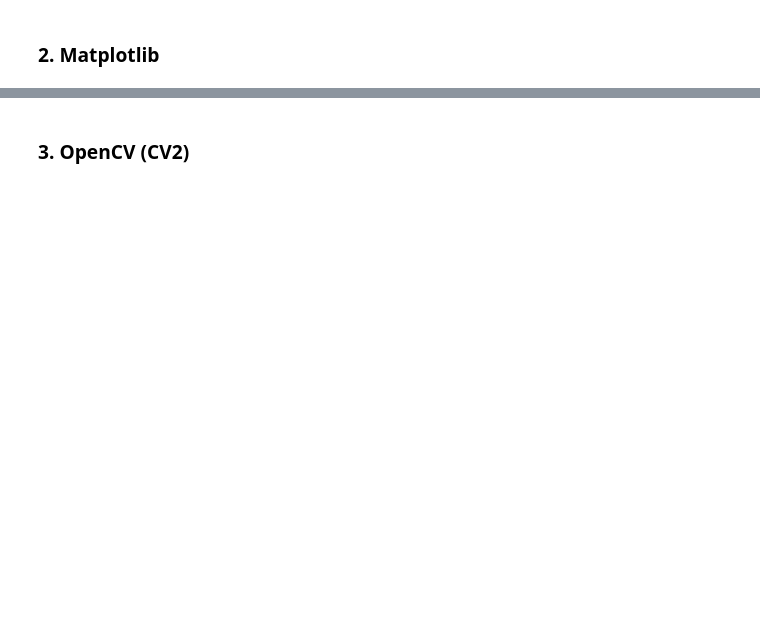
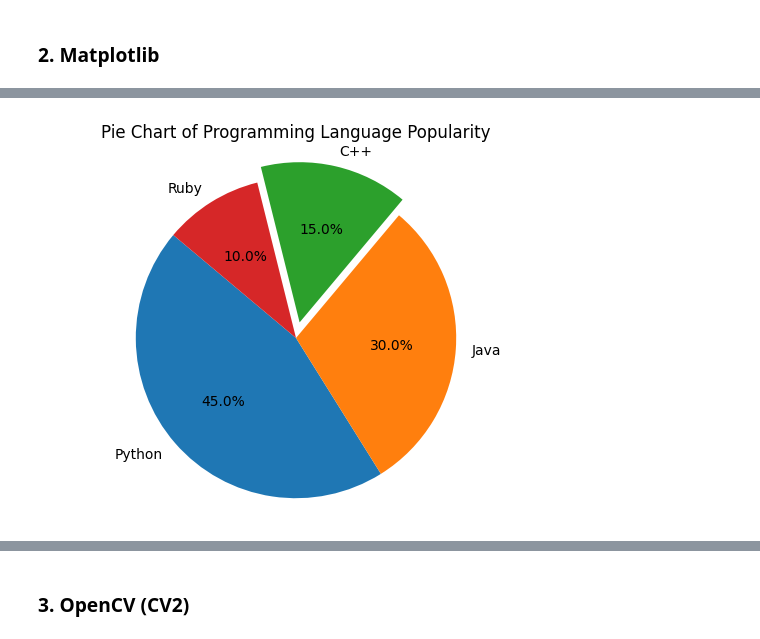
Before and after one commit to Wllader/ULTRA_python, a Jupyter notebook: ULTRA_W1__Skripta.ipynb, the cells around one changed output, grey strips where cells are left out. Cells and saved outputs as stored; diff of their text form; code cells hidden in the pictures; blank space fills up the shorter version.

```diff
--- a/ULTRA_W1__Skripta.ipynb
+++ b/ULTRA_W1__Skripta.ipynb
@@ -759,0 +815,12 @@ print(
+# %%
+# Koláčový graf:
+labels = ['Python', 'Java', 'C++', 'Ruby']
+sizes = [45, 30, 15, 10]
+explode = (0, 0, 0.1, 0)  # explode third slice
+
+plt.pie(sizes, explode=explode, labels=labels, autopct='%1.1f%%', startangle=140)
+plt.axis('equal')
+plt.title('Pie Chart of Programming Language Popularity')
+plt.show()
+# %% [output]
+[figure, added]
```
Also changed, not shown: parts of 12 cells of this notebook.
